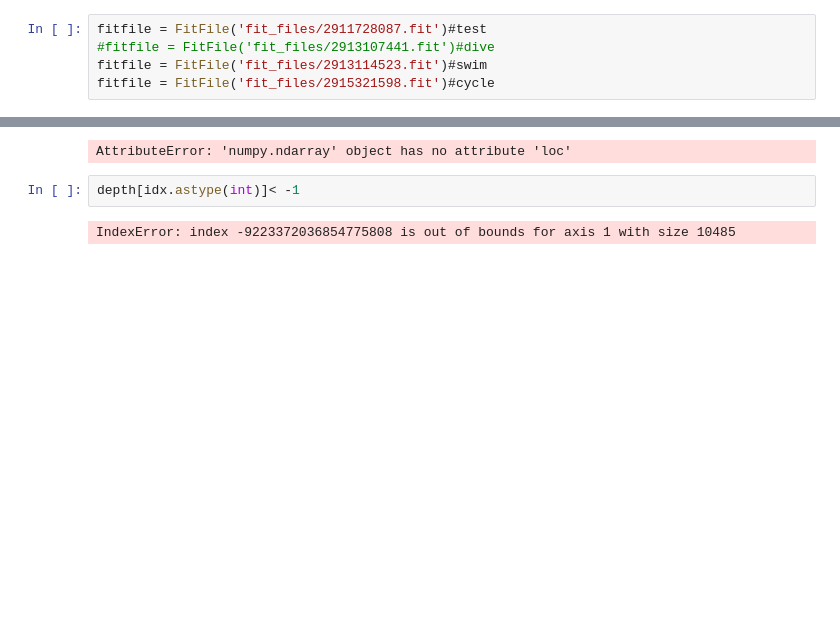
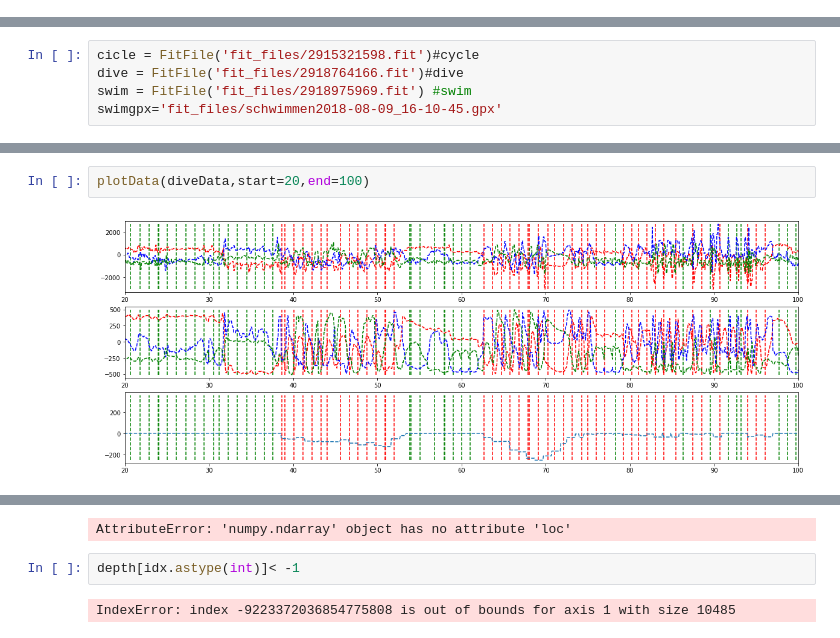
Before and after one commit to MatthiasLienhard/garmin_sandbox, a Jupyter notebook: analyse_recording.ipynb, the cells around one changed output, grey strips where cells are left out. Saved outputs shown, nothing was run; the diff lists cells and outputs as text; blank space fills up the shorter version.

```diff
--- a/analyse_recording.ipynb
+++ b/analyse_recording.ipynb
@@ -16,7 +15,2 @@ from itertools import chain
 #%matplotlib ipympl
 R = 6371000 #earth radius [m]
-# %%
-fitfile = FitFile('fit_files/2911728087.fit')#test
-#fitfile = FitFile('fit_files/2913107441.fit')#dive
-fitfile = FitFile('fit_files/2913114523.fit')#swim
-fitfile = FitFile('fit_files/2915321598.fit')#cycle
@@ -37,0 +17,5 @@ def toDeltaMeter(lat_d, lng_d):
+# %%
+cicle = FitFile('fit_files/2915321598.fit')#cycle
+dive = FitFile('fit_files/2918764166.fit')#dive
+swim = FitFile('fit_files/2918975969.fit') #swim
+swimgpx='fit_files/schwimmen2018-08-09_16-10-45.gpx'
@@ -218,0 +314,4 @@ array([nan, nan, nan, nan, nan, nan, nan, nan, nan, nan, nan, nan, nan,
+# %%
+plotData(diveData,start=20,end=100)
+# %% [output]
+[figure, added]
```
Also changed, not shown: parts of 24 cells of this notebook, 4 other files.
